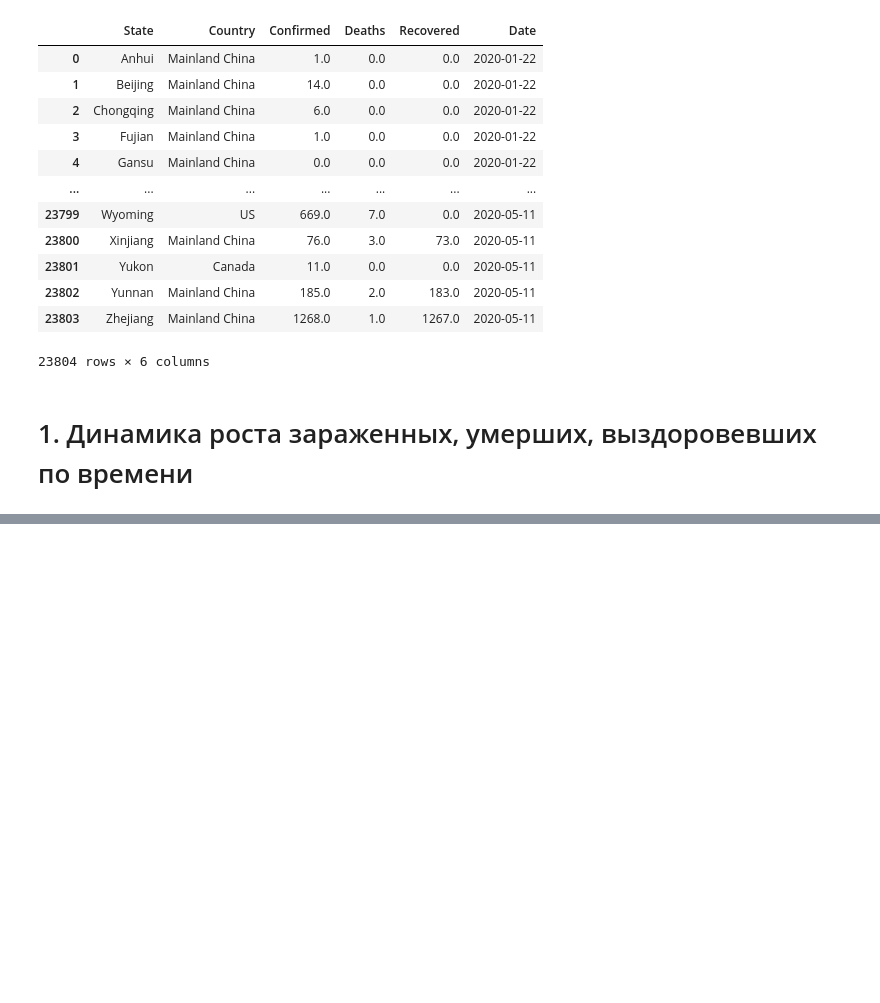
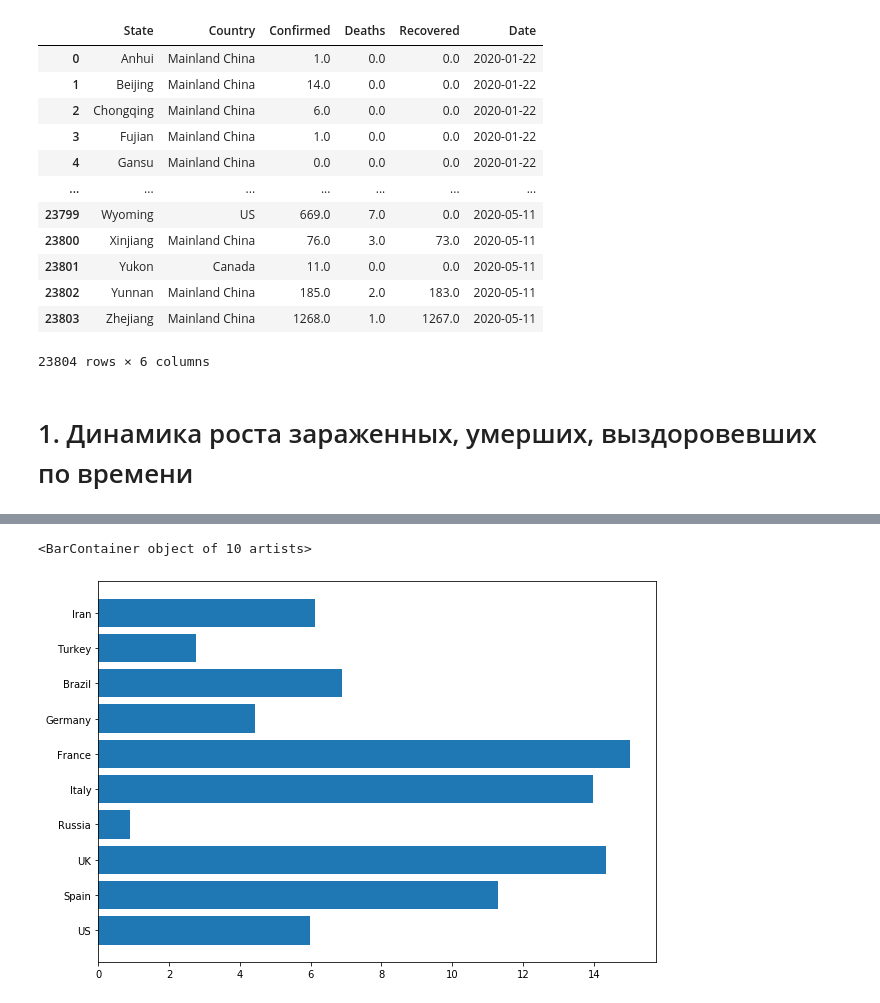
Before and after one commit to HennesyXO/Net, a Jupyter notebook: Библиотека Matplotlib & Seaborn-Визуализация данных/Python_Matplotlib_14_HW.ipynb, the cells around one changed output, grey strips where cells are left out. Cells and saved outputs as stored; diff of their text form; code cells hidden in the pictures; blank space fills up the shorter version.

```diff
--- a/Библиотека Matplotlib & Seaborn-Визуализация данных/Python_Matplotlib_14_HW.ipynb
+++ b/Библиотека Matplotlib & Seaborn-Визуализация данных/Python_Matplotlib_14_HW.ipynb
@@ -122,0 +166,5 @@ plt.barh(df_by_country['Country'].head(10), df_by_country['Mortality'].head(10))
+# %%
+plt.barh(df_by_country['Country'].head(10), df_by_country['Mortality'].head(10))
+# %% [output]
+<BarContainer object of 10 artists>
+[figure, added]
```
Also changed, not shown: parts of 35 cells of this notebook, 1 other file.
